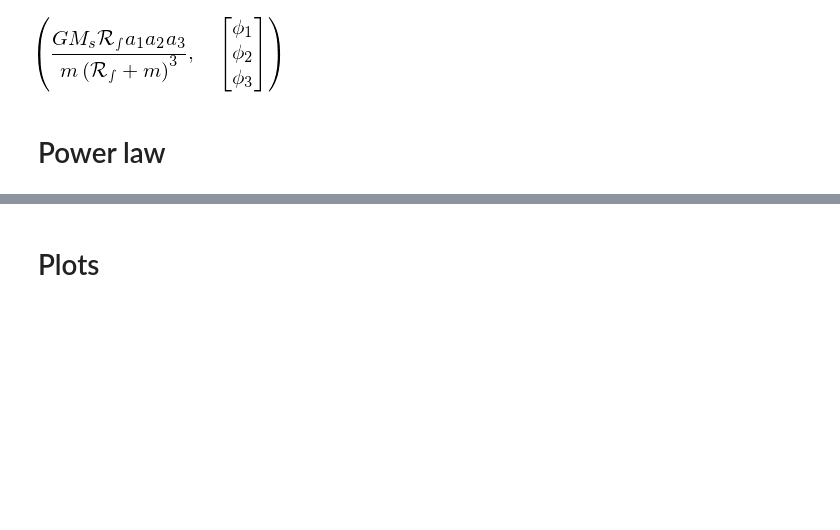
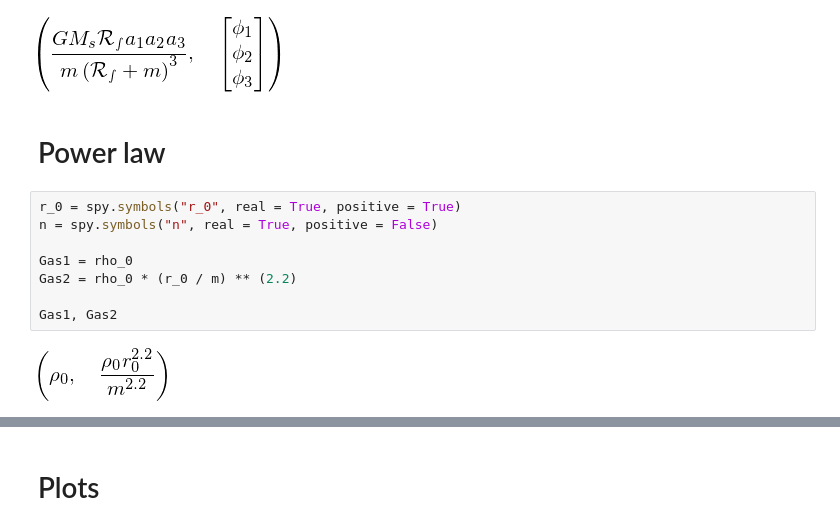
Before and after one commit to jsbarbosa/TesisFisica, a Jupyter notebook: Files/Week 7/TriaxialPotentials.ipynb, the cells around one changed output, grey strips where cells are left out. Saved outputs shown, nothing was run; the diff lists cells and outputs as text; blank space fills up the shorter version.

```diff
--- a/Files/Week 7/TriaxialPotentials.ipynb
+++ b/Files/Week 7/TriaxialPotentials.ipynb
@@ -118,3 +139,13 @@ factor, matrix
 [figure]
 # %% [markdown]
 # Power law
+# %%
+r_0 = spy.symbols("r_0", real = True, positive = True)
+n = spy.symbols("n", real = True, positive = False)
+
+Gas1 = rho_0
+Gas2 = rho_0 * (r_0 / m) ** (2.2)
+
+Gas1, Gas2
+# %% [output]
+[figure, added]
```
Also changed, not shown: parts of 22 cells of this notebook, 17 other files.
